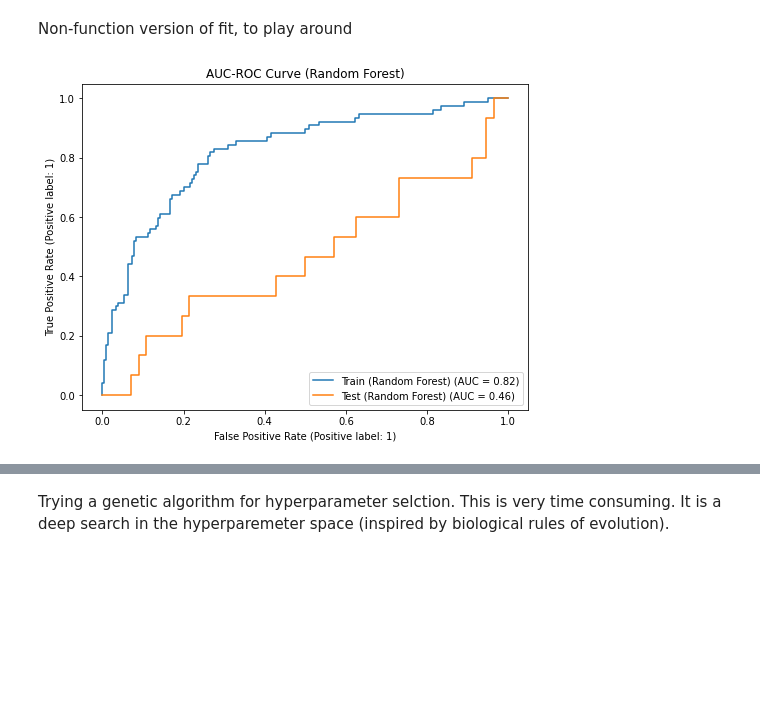
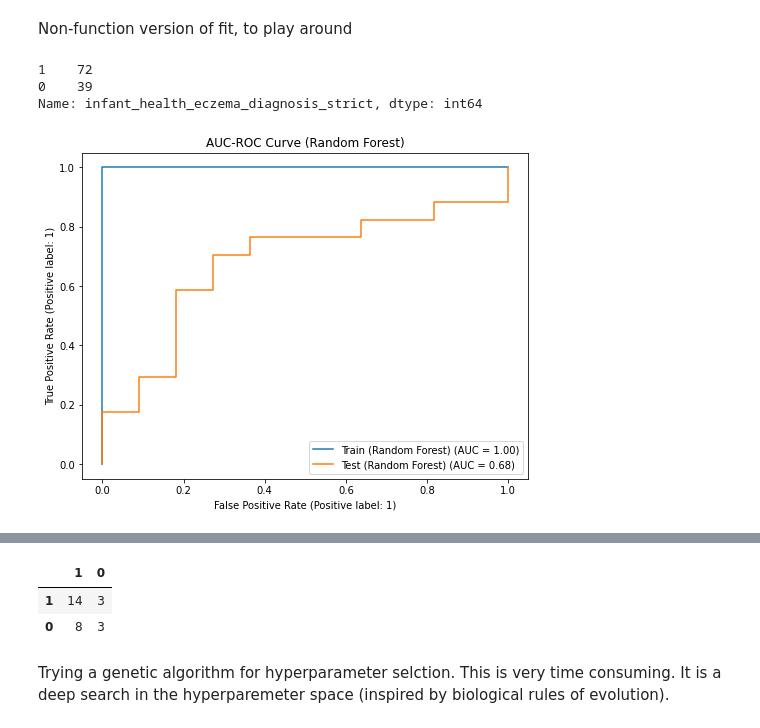
Before and after one commit to sergioSEa/lonely_scripts, a Jupyter notebook: UMCG-genetics/Prediction_phenotypes_M1Micrbiome.ipynb, the cells around one changed output, grey strips where cells are left out. Drawn from its saved outputs; the diff is of its cells as text; code cells hidden in the pictures; blank space fills up the shorter version.

```diff
--- a/UMCG-genetics/Prediction_phenotypes_M1Micrbiome.ipynb
+++ b/UMCG-genetics/Prediction_phenotypes_M1Micrbiome.ipynb
@@ -65,9 +75,20 @@ def Shorten_names(df, Info):
     new_column_names["NEXT_ID"] = "NEXT_ID"
     df = df.rename(columns=new_column_names)
     return(df)
+def Match_id_type(Denominators, DF):
+    DF_change = DF[["NEXT_ID", "NG_ID"]]
+    Denominators = pd.merge(DF_change, Denominators, on='NG_ID')
+
+    Denominators = Denominators.drop('NG_ID', axis=1)
+    DF = DF.drop('NG_ID', axis=1)
+
+    return(Denominators, DF)
 # %%
 DF = pd.read_csv("Data/Taxonomy_for_prediction.tsv", delimiter="\t")
 Meta = pd.read_csv("Data/Metadata_for_analysis_cross.tsv", delimiter="\t")
+Denominators = pd.read_csv("Data/Table_GeomMean.tsv", delimiter="\t")
+Denominators, DF = Match_id_type(Denominators, DF)
+
 
 #Remove unclassified.
 DF = DF.drop(columns=['UNCLASSIFIED'])
@@ -185,3 +264,3 @@ def Check_Permanova(Input_ml, Phenotype):
 # %%
-DF2 = Prepare_features_X(DF, Level="all", Prev_threshold=0.2, Transform="clr" )
+DF2 = Prepare_features_X(DF, Level="t", Prev_threshold=0.2, Transform="clr" )
 # %%
@@ -269,34 +474,77 @@ def HyperSelect_XGB(X = Input_ml , y = "infant_health_breathing_difficulties", N
 # %% [markdown]
 Non-function version of fit, to play around
 # %%
-Phenotype = "infant_health_eczema_diagnosis_relaxed"
+Phenotype = "infant_health_eczema_diagnosis_strict"
 Input_ml = Match_x_y(DF2, Meta, Phenotype)
 Input_ml[Phenotype] = Input_ml[Phenotype].map(phenotype_mapping)
 #HyperSelect_XGB(Input_ml, Phenotype, CV=5, Model="xgb", Oversampling=True )
 
 
 Y = Input_ml[Phenotype]
 X = Input_ml.drop(columns=[Phenotype, "NEXT_ID"])
+value_counts_df = Y.value_counts()
 
-model = xgb.XGBClassifier( colsample_bylevel=0.075, max_depth=6, learning_rate=0.0025, n_estimators=4000,subsample=0.6, min_child_weight=20. )
-#model = xgb.XGBClassifier(random_state=random_state)
-model = LogisticRegression(penalty='l1', C = 0.1,solver='liblinear', random_state=random_state)
+
+#model = xgb.XGBClassifier( colsample_bylevel=0.075, max_depth=6, learning_rate=0.0025, n_estimators=4000,subsample=0.6, min_child_weight=20. )
+model = xgb.XGBClassifier(random_state=4322, scale_pos_weight=100*(value_counts_df[1]/sum(value_counts_df)), alpha =1, reg_lambda = 1 , gamma=1 )
+#model = LogisticRegression(penalty='l1', C = 0.11,solver='liblinear', random_state=4343)
+#model = RandomForestClassifier(n_estimators=500, random_state=3423423)
+
+#{'max_depth': 10, 'learning_rate': 0.083248589398113, 'n_estimators': 184,
+# 'subsample': 0.8981097991959652, 'colsample_bylevel': 0.893813991379661,
+# 'lambda': 3, 'alpha': 3, 'gamma': 3, 'scale_pos_weight': 56}
+model = xgb.XGBClassifier(random_state=4322, scale_pos_weight= value_counts_df[1]/value_counts_df[0] )
 
 
 steps = []
 steps.append(('classifier', model))
 pipeline = Pipeline(steps)
 
-X_train, X_test, y_train, y_test = train_test_split(X, Y, test_size=0.2, random_state=random_state)
+X_train, X_test, y_train, y_test = train_test_split(X, Y, test_size=0.2, random_state=2234)
+
+Oversampling = False
+if Oversampling == True:
+    oversample = SVMSMOTE()
+    steps = [("over", oversample)]
+    pipeline = Pipeline(steps)
+    X_train, y_train = pipeline.fit_resample(X_train, y_train)
+value_counts_df = y_train.value_counts()
+print(value_counts_df)
+
 
 # Fit the model on the training data
 model.fit(X_train, y_train)
 
 # Plot the AUC-ROC curve for both training and testing sets
 plt.figure(figsize=(8, 6))
 plot_roc_curve(model, X_train, y_train, ax=plt.gca(), name="Train (Random Forest)")
 plot_roc_curve(model, X_test, y_test, ax=plt.gca(), name="Test (Random Forest)")
 plt.title("AUC-ROC Curve (Random Forest)")
 plt.show()
+
+
+cm_sum = np.zeros((len(value_counts_df), len(value_counts_df)), dtype=float)
+
+Y_pred_Train = model.predict(X_train)
+cm_sum_train = confusion_matrix(y_train, Y_pred_Train, labels=value_counts_df.index)
+print(pd.DataFrame(cm_sum_train, index=value_counts_df.index, columns=value_counts_df.index))
+
+
+Y_pred = model.predict(X_test)
+cm_sum = confusion_matrix(y_test, Y_pred, labels=value_counts_df.index)
+
+print("Numbers:")
+print(value_counts_df)
+print("Numbers test")
+print(y_train.value_counts())
+print("Numbers train")
+print(y_test.value_counts())
+
+
+print("Confusion Matrix:")
+pd.DataFrame(cm_sum, index=value_counts_df.index, columns=value_counts_df.index)
 # %% [output]
+1    72
+0    39
+Name: infant_health_eczema_diagnosis_strict, dtype: int64
-[figure, old version]
+[figure, new version]
@@ -303,3 +567,6 @@ plt.show()
+|  | 1 | 0 |
+| 1 | 14 | 3 |
+| 0 | 8 | 3 |
 # %% [markdown]
 Trying a genetic algorithm for hyperparameter selction. This is very time consuming. It is a deep search in the hyperparemeter space (inspired by biological rules of evolution).
 # %%
```
Also changed, not shown: parts of 15 cells of this notebook.
